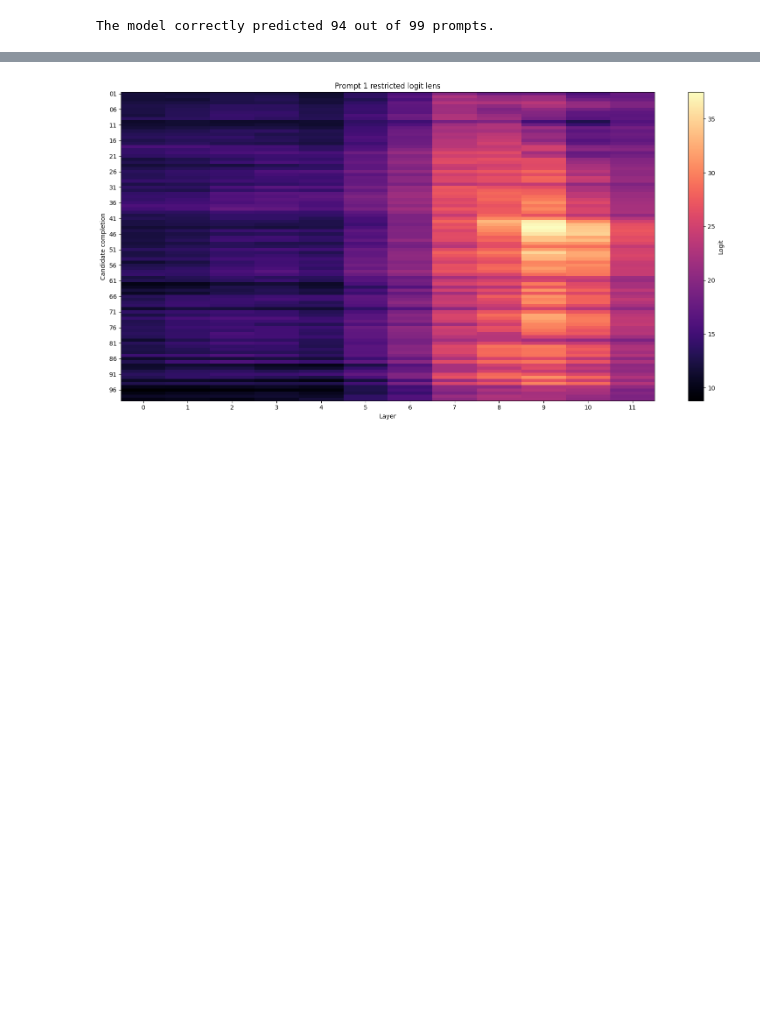
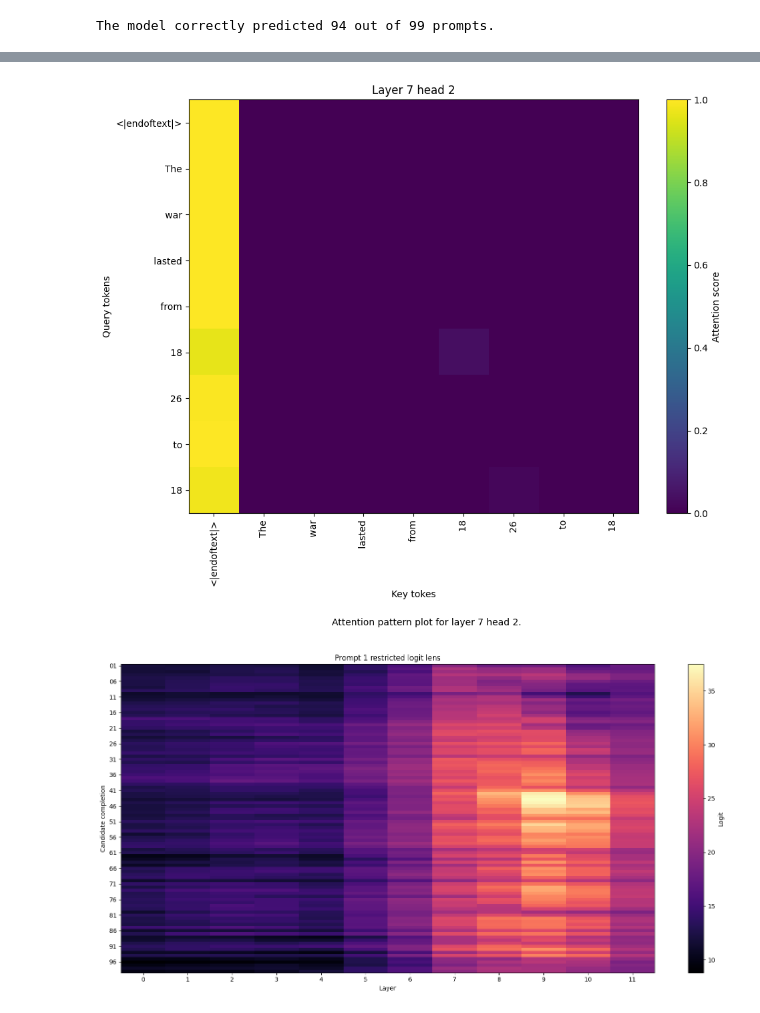
Before and after one commit to benjaminW2025/greater-than-cap, a Jupyter notebook: notebooks/interpretability.ipynb, the cells around one changed output, grey strips where cells are left out. Cells and saved outputs as stored; diff of their text form; code cells hidden in the pictures; blank space fills up the shorter version.

```diff
--- a/notebooks/interpretability.ipynb
+++ b/notebooks/interpretability.ipynb
@@ -127,3 +135,44 @@ plot_attention_patterns(cache3, prompt3, "Prompt 3")
+# %%
+# Save figures for important attention heads
+
+prompt = "The war lasted from 1826 to 18"
+tokens = model.to_str_tokens(prompt)
+
+# Set layer
+layer = 7
+head = 2
+
+_, cache = model.run_with_cache(prompt)
+patterns = cache["pattern", layer][0].detach().cpu()
+
+pattern = patterns[head]
+
+fig, ax = plt.subplots(figsize=(10, 8))
+im = ax.imshow(pattern, aspect="auto", cmap="viridis")
+
+# Set axes with ticks
+ax.set_xticks(range(len(tokens)))
+ax.set_yticks(range(len(tokens)))
+ax.set_xticklabels(tokens, rotation=90)
+ax.set_yticklabels(tokens)
+
+# Set caption
+caption = f"Attention pattern plot for layer {layer} head {head}."
+wrapped_caption = textwrap.fill(caption, width=80)
+
+# Set labels
+plt.xlabel("Key tokes")
+plt.ylabel("Query tokens")
+plt.title(f"Layer {layer} head {head}")
+fig.text(0.5, -.03, wrapped_caption, ha='center', fontsize=10)
+
+fig.colorbar(im, ax=ax, label="Attention score")
+
+plt.savefig(f"figures/attn_pat_l{layer}_h{head}")
+plt.tight_layout()
+plt.show()
+# %% [output]
+[figure, added]
 # %%
 # Extract the IDs of all of the numbers 01 to 99
 candidate_labels = []
```
Also changed, not shown: parts of 12 cells of this notebook, 1 other file.
